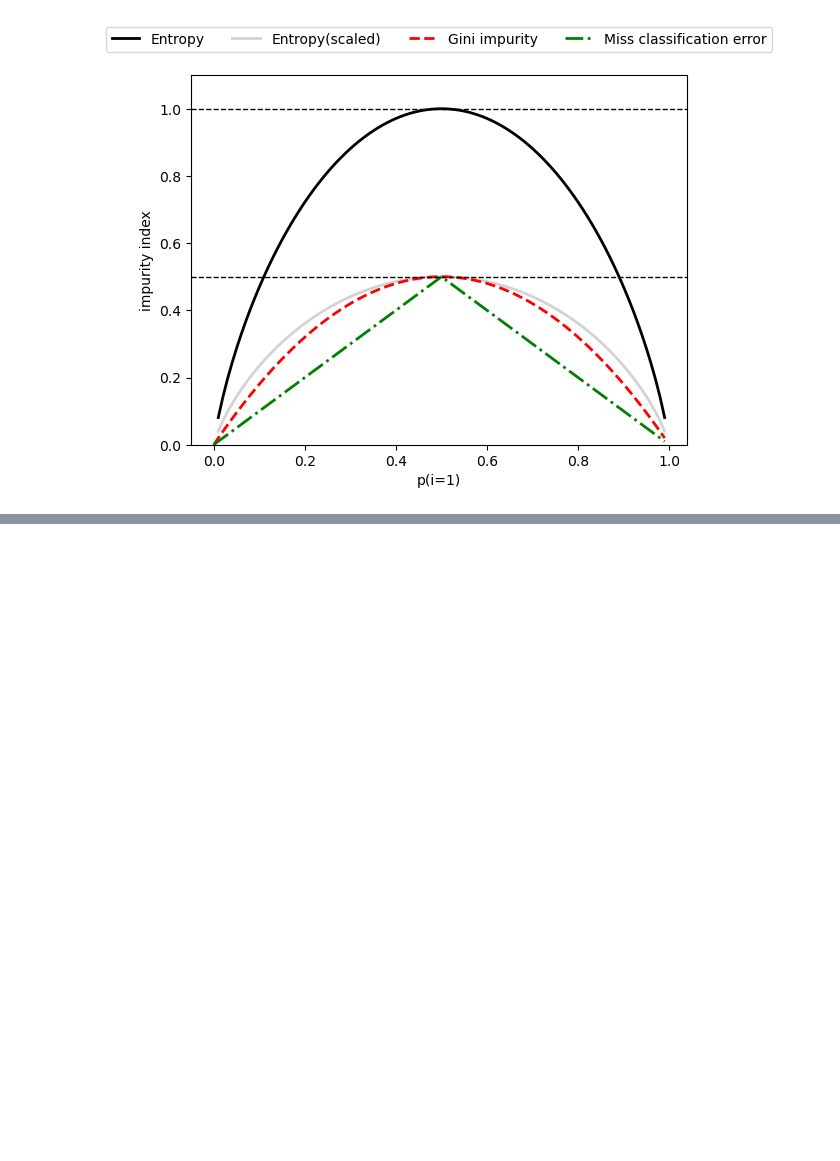
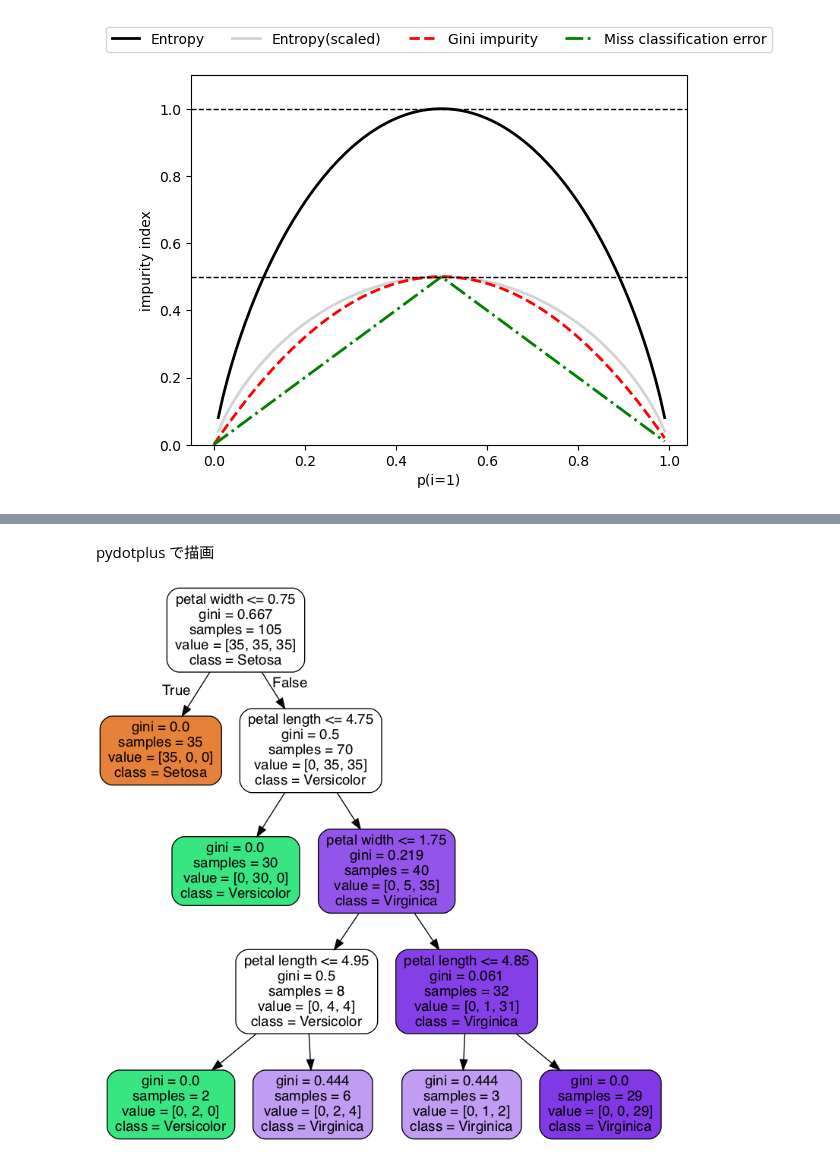
Before and after one commit to K-Bokka/py_ml_3rd, a Jupyter notebook: notebooks/ch03/06_decision_tree.ipynb, the cells around one changed output, grey strips where cells are left out. Cells and saved outputs as stored; diff of their text form; code cells hidden in the pictures; blank space fills up the shorter version.

```diff
--- a/notebooks/ch03/06_decision_tree.ipynb
+++ b/notebooks/ch03/06_decision_tree.ipynb
@@ -45,0 +83,17 @@ plt.show()
+# %% [markdown]
+pydotplus で描画
+# %%
+from pydotplus import graph_from_dot_data
+from sklearn.tree import export_graphviz
+
+dot_data = export_graphviz(tree_model, filled=True, rounded=True,
+                           class_names=['Setosa', 'Versicolor', 'Virginica'],
+                           feature_names=['petal length', 'petal width'],
+                           out_file=None)
+graph = graph_from_dot_data(dot_data)
+graph.write_png('tree.png')
+
+from IPython.display import Image
+Image('tree.png')
+# %% [output]
+[figure, added]
```
Also changed, not shown: parts of 6 cells of this notebook, 5 other files.
